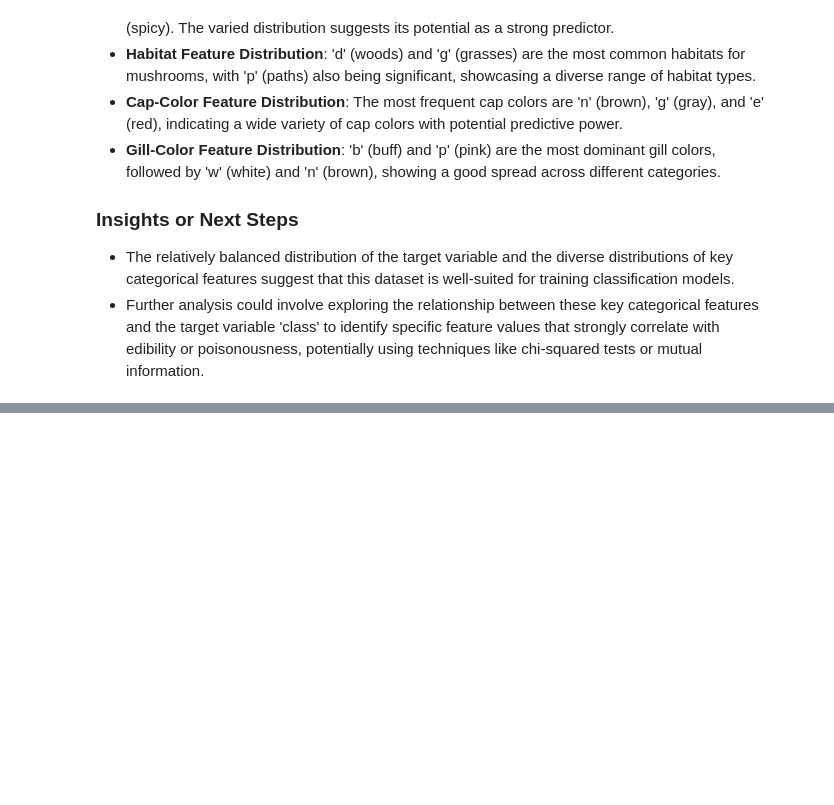
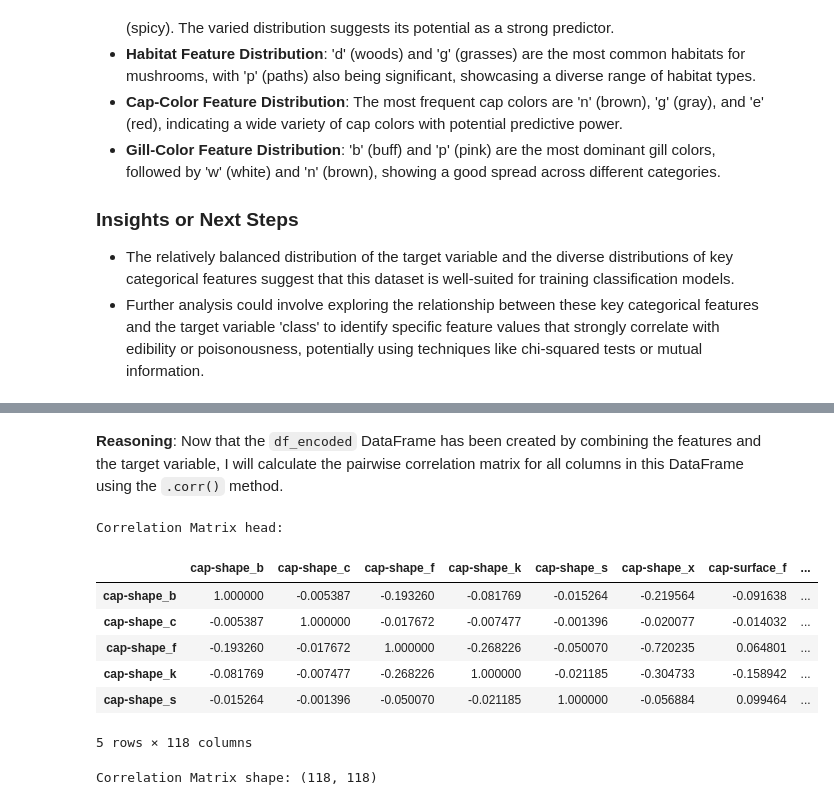
Before and after one commit to Safa30/CSE475_Machine_Learning, a Jupyter notebook: Lab/lab_1/Lab1_Decision_Tree_and_Random_Forest.ipynb, the cells around one changed output, grey strips where cells are left out. Drawn from its saved outputs; the diff is of its cells as text; code cells hidden in the pictures; blank space fills up the shorter version.

```diff
--- a/Lab/lab_1/Lab1_Decision_Tree_and_Random_Forest.ipynb
+++ b/Lab/lab_1/Lab1_Decision_Tree_and_Random_Forest.ipynb
@@ -437,0 +444,19 @@ The exploratory data analysis revealed several important observations regarding
+# %% [markdown]
+**Reasoning**:
+Now that the `df_encoded` DataFrame has been created by combining the features and the target variable, I will calculate the pairwise correlation matrix for all columns in this DataFrame using the `.corr()` method.
+# %%
+correlation_matrix = df_encoded.corr()
+
+print("Correlation Matrix head:")
+display(correlation_matrix.head())
+print("Correlation Matrix shape:", correlation_matrix.shape)
+# %% [output]
+Correlation Matrix head:
+|  | cap-shape_b | cap-shape_c | cap-shape_f | cap-shape_k | cap-shape_s | cap-shape_x | cap-surface_f | ... |
+| cap-shape_b | 1.000000 | -0.005387 | -0.193260 | -0.081769 | -0.015264 | -0.219564 | -0.091638 | ... |
+| cap-shape_c | -0.005387 | 1.000000 | -0.017672 | -0.007477 | -0.001396 | -0.020077 | -0.014032 | ... |
+| cap-shape_f | -0.193260 | -0.017672 | 1.000000 | -0.268226 | -0.050070 | -0.720235 | 0.064801 | ... |
+| cap-shape_k | -0.081769 | -0.007477 | -0.268226 | 1.000000 | -0.021185 | -0.304733 | -0.158942 | ... |
+| cap-shape_s | -0.015264 | -0.001396 | -0.050070 | -0.021185 | 1.000000 | -0.056884 | 0.099464 | ... |
+5 rows × 118 columns
+Correlation Matrix shape: (118, 118)
```
Also changed, not shown: parts of 12 cells of this notebook.
